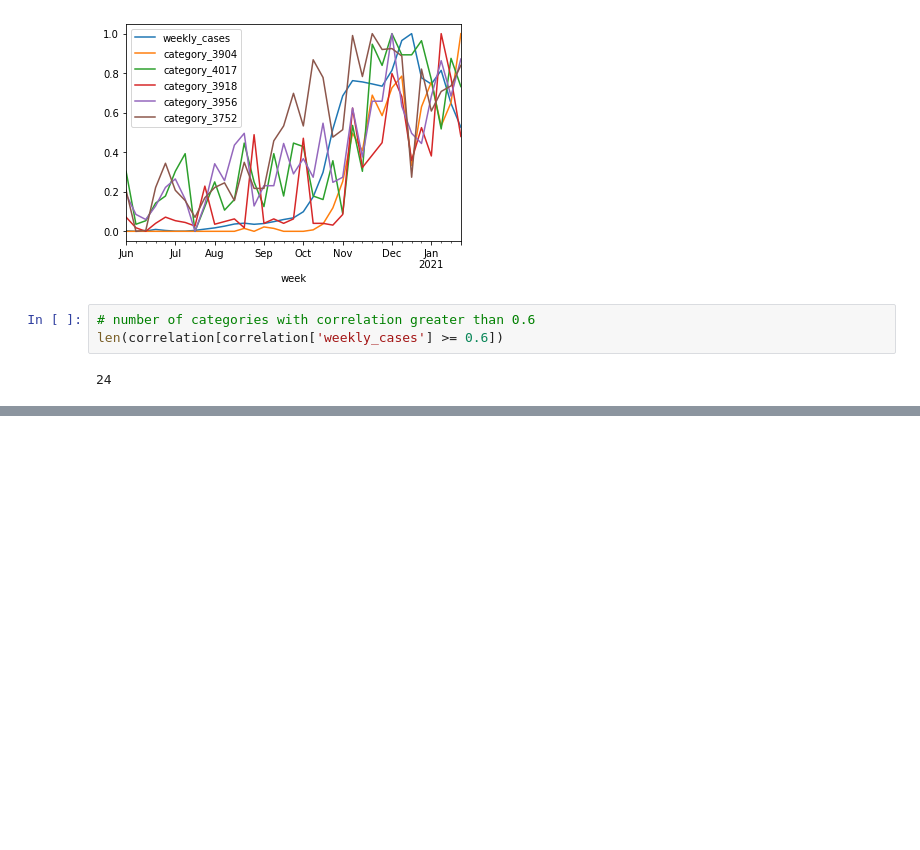
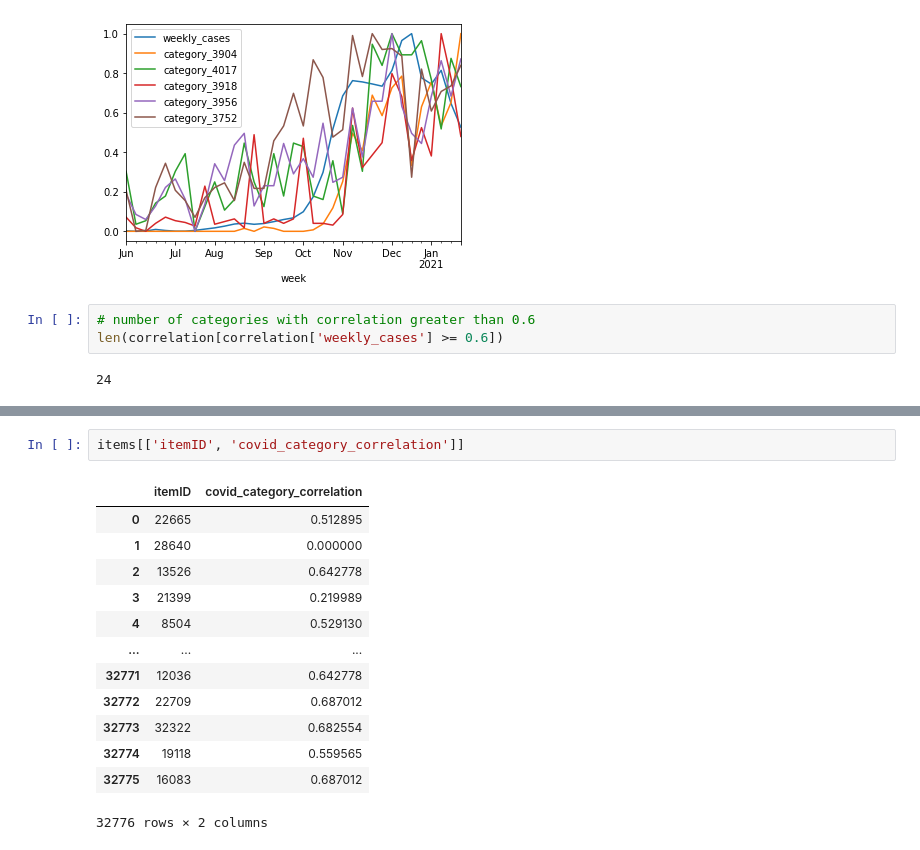
Before and after one commit to simranbhurat/DM2-Project, a Jupyter notebook: eda/Weekly_covid_cases.ipynb, the cells around one changed output, grey strips where cells are left out. Cells and saved outputs as stored; diff of their text form; blank space fills up the shorter version.

```diff
--- a/eda/Weekly_covid_cases.ipynb
+++ b/eda/Weekly_covid_cases.ipynb
@@ -546,0 +585,16 @@ len(correlation[correlation['weekly_cases'] >= 0.6])
+# %%
+items[['itemID', 'covid_category_correlation']]
+# %% [output]
+|  | itemID | covid_category_correlation |
+| 0 | 22665 | 0.512895 |
+| 1 | 28640 | 0.000000 |
+| 2 | 13526 | 0.642778 |
+| 3 | 21399 | 0.219989 |
+| 4 | 8504 | 0.529130 |
+| ... | ... | ... |
+| 32771 | 12036 | 0.642778 |
+| 32772 | 22709 | 0.687012 |
+| 32773 | 32322 | 0.682554 |
+| 32774 | 19118 | 0.559565 |
+| 32775 | 16083 | 0.687012 |
+32776 rows × 2 columns
```
Also changed, not shown: parts of 15 cells of this notebook.
